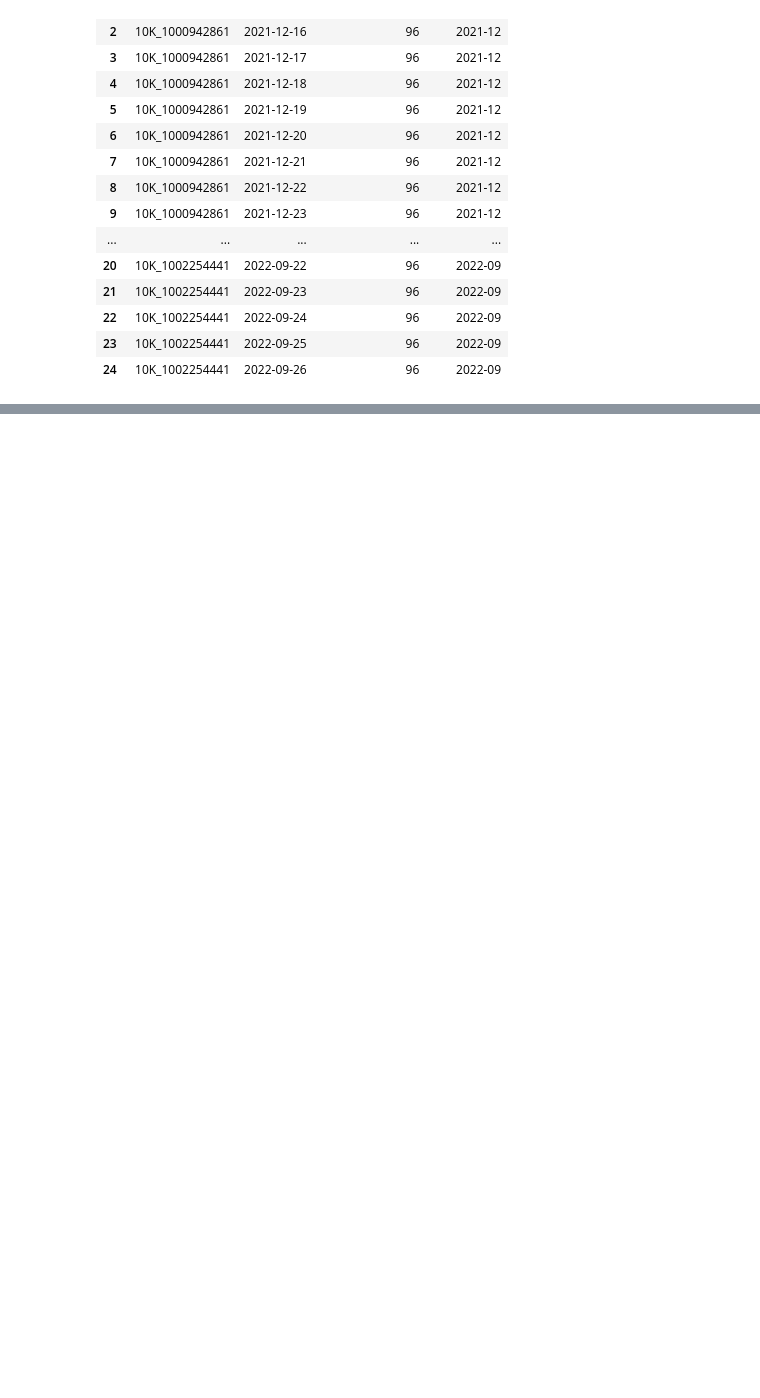
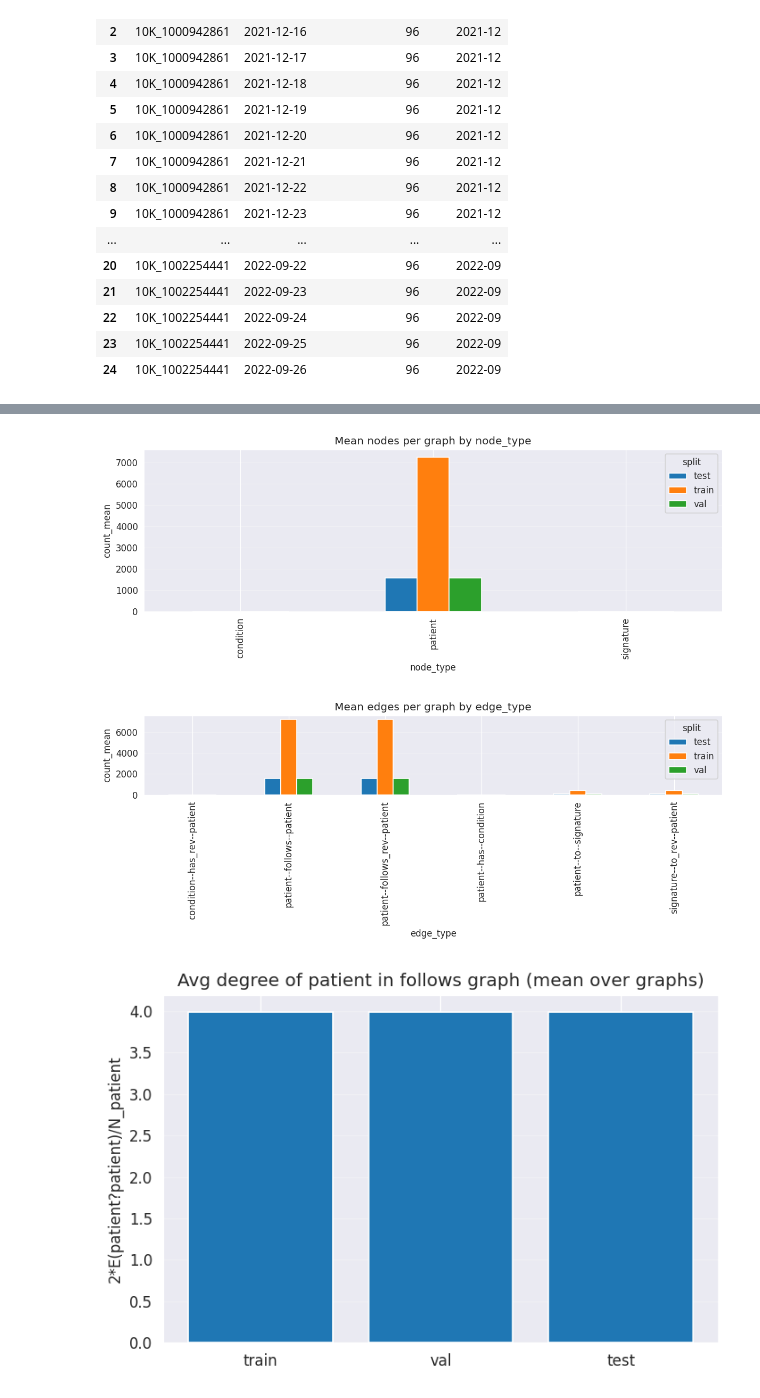
Before and after one commit to gavrielhan/MSc_Thesis, a Jupyter notebook: analysis_sleep_cgm.ipynb, the cells around one changed output, grey strips where cells are left out. Cells and saved outputs as stored; diff of their text form; code cells hidden in the pictures; blank space fills up the shorter version.

```diff
--- a/analysis_sleep_cgm.ipynb
+++ b/analysis_sleep_cgm.ipynb
@@ -1247,4 +1247,10 @@ df_counts.head(25)
 | 22 | 10K_1002254441 | 2022-09-24 | 96 | 2022-09 |
 | 23 | 10K_1002254441 | 2022-09-25 | 96 | 2022-09 |
 | 24 | 10K_1002254441 | 2022-09-26 | 96 | 2022-09 |
+# %%
+import os, math, json, numpy as np, pandas as pd, torch
+import matplotlib.pyplot as plt
+train_graphs = torch.load("split/train_graphs_3d.pt", weights_only=False)
+val_graphs = torch.load("split/test_graphs_3d.pt", weights_only=False)
+test_graphs = torch.load("split/val_graphs_3d.pt", weights_only=False)
 # %%
@@ -1252,0 +1691,32 @@ numpy.ndarray
+# %%
+import matplotlib.pyplot as plt
+
+def bar_by_split(df, kind_col, value_col, title):
+    piv = df.pivot_table(index=kind_col, columns="split", values=value_col, aggfunc="first")
+    ax = piv.plot(kind="bar", figsize=(10,4))
+    ax.set_title(title); ax.set_ylabel(value_col); ax.grid(True, axis='y', alpha=0.3)
+    plt.tight_layout(); plt.show()
+
+# node means
+bar_by_split(nodes_all, "node_type", "count_mean", "Mean nodes per graph by node_type")
+
+# edge means
+bar_by_split(edges_all, "edge_type", "count_mean", "Mean edges per graph by edge_type")
+
+# patient-follows average degree (derived)
+plt.figure(figsize=(6,4))
+plt.bar(extra_df["split"], extra_df["avg_deg_patient_follows_mean"])
+plt.title("Avg degree of patient in follows graph (mean over graphs)")
+plt.ylabel("2*E(patient?patient)/N_patient"); plt.grid(True, axis='y', alpha=0.3)
+plt.tight_layout(); plt.show()
+
+# bipartite edges per patient (patient?signature)
+plt.figure(figsize=(6,4))
+plt.bar(extra_df["split"], extra_df["bipartite_edges_per_patient_mean"])
+plt.title("Patient?Signature edges per patient (mean over graphs)")
+plt.ylabel("E(patient?signature)/N_patient"); plt.grid(True, axis='y', alpha=0.3)
+plt.tight_layout(); plt.show()
+# %% [output]
+[figure, added]
+[figure, added]
+[figure, added]
```
Also changed, not shown: parts of 15 cells of this notebook.
